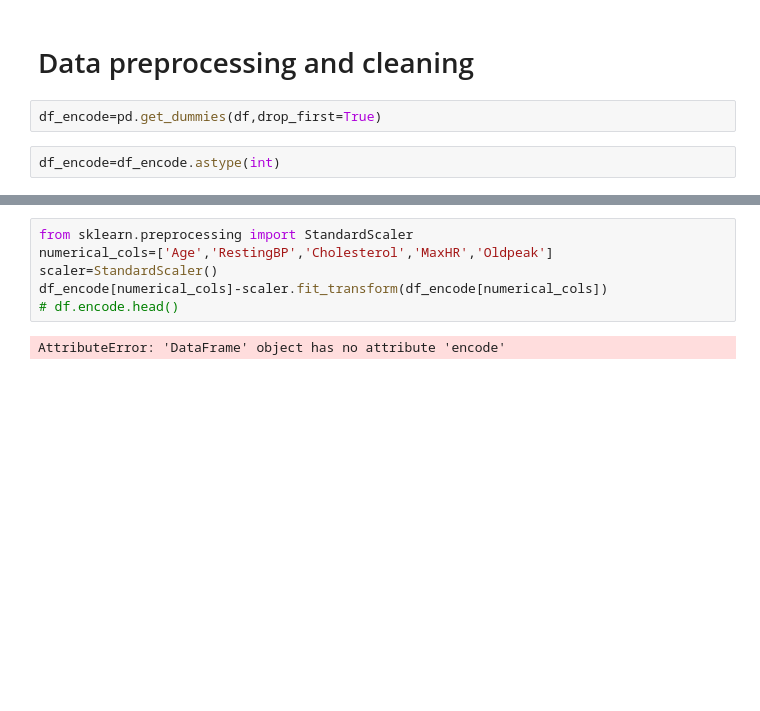
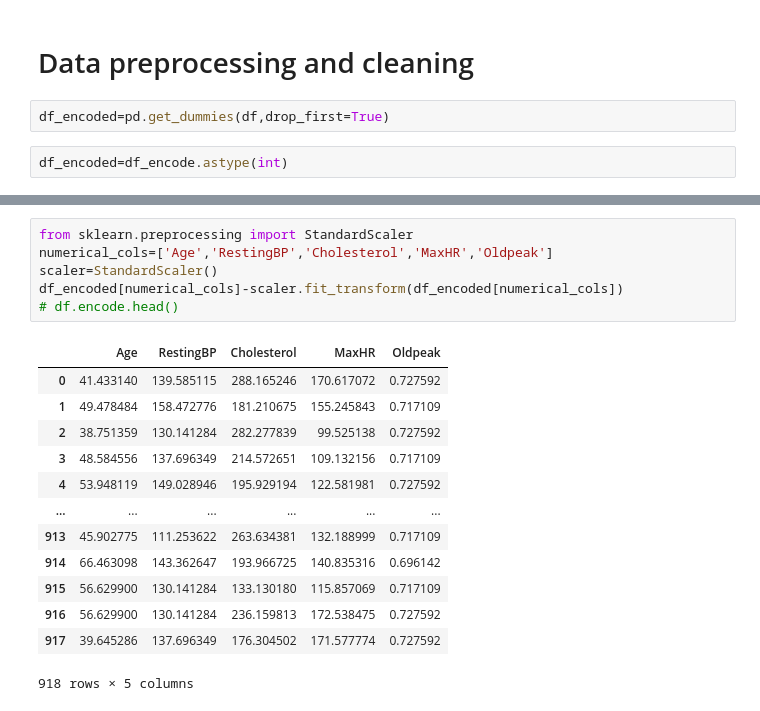
Before and after one commit to anmolsingh45044-lab/Velocity, a Jupyter notebook: heart_eda_preprocessing.ipynb, the cells around one changed output, grey strips where cells are left out. Drawn from its saved outputs; the diff is of its cells as text; blank space fills up the shorter version.

```diff
--- a/heart_eda_preprocessing.ipynb
+++ b/heart_eda_preprocessing.ipynb
@@ -223,6 +224,6 @@ sns.heatmap(df.corr(numeric_only=True),annot=True)
 # %% [markdown]
 # Data preprocessing and cleaning
 # %%
-df_encode=pd.get_dummies(df,drop_first=True)
+df_encoded=pd.get_dummies(df,drop_first=True)
 # %%
-df_encode=df_encode.astype(int)
+df_encoded=df_encode.astype(int)
@@ -245,8 +246,20 @@ df_encode
 # %%
 from sklearn.preprocessing import StandardScaler
 numerical_cols=['Age','RestingBP','Cholesterol','MaxHR','Oldpeak']
 scaler=StandardScaler()
-df_encode[numerical_cols]-scaler.fit_transform(df_encode[numerical_cols])
+df_encoded[numerical_cols]-scaler.fit_transform(df_encoded[numerical_cols])
 # df.encode.head()
 # %% [output]
+|  | Age | RestingBP | Cholesterol | MaxHR | Oldpeak |
+| 0 | 41.433140 | 139.585115 | 288.165246 | 170.617072 | 0.727592 |
+| 1 | 49.478484 | 158.472776 | 181.210675 | 155.245843 | 0.717109 |
+| 2 | 38.751359 | 130.141284 | 282.277839 | 99.525138 | 0.727592 |
+| 3 | 48.584556 | 137.696349 | 214.572651 | 109.132156 | 0.717109 |
+| 4 | 53.948119 | 149.028946 | 195.929194 | 122.581981 | 0.727592 |
+| ... | ... | ... | ... | ... | ... |
+| 913 | 45.902775 | 111.253622 | 263.634381 | 132.188999 | 0.717109 |
+| 914 | 66.463098 | 143.362647 | 193.966725 | 140.835316 | 0.696142 |
+| 915 | 56.629900 | 130.141284 | 133.130180 | 115.857069 | 0.717109 |
+| 916 | 56.629900 | 130.141284 | 236.159813 | 172.538475 | 0.727592 |
+| 917 | 39.645286 | 137.696349 | 176.304502 | 171.577774 | 0.727592 |
-AttributeError: 'DataFrame' object has no attribute 'encode'
+918 rows × 5 columns
```
Also changed, not shown: parts of 25 cells of this notebook.
